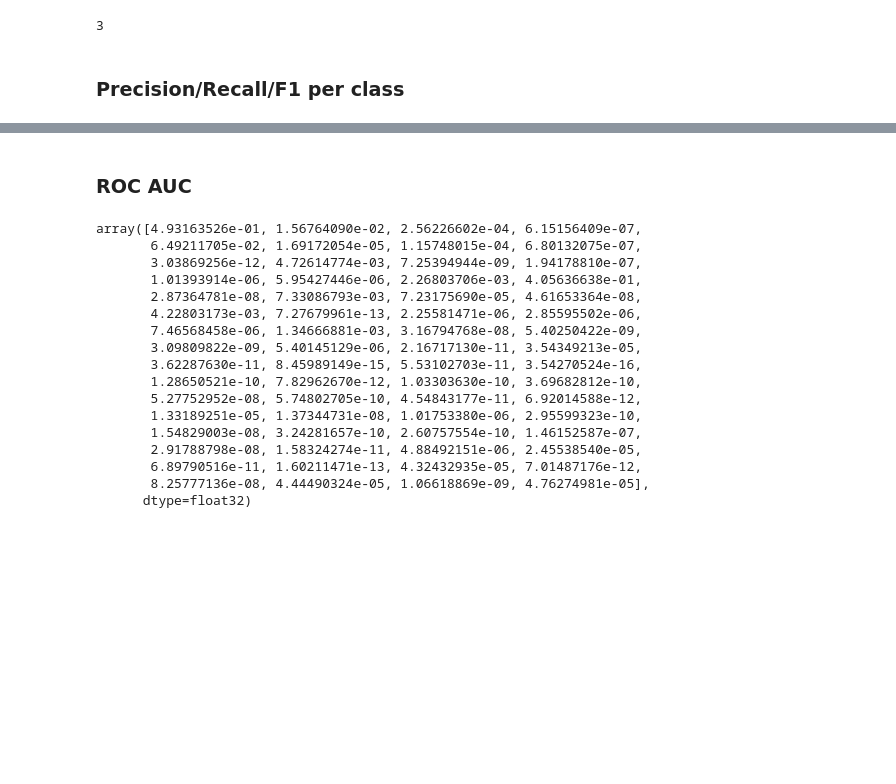
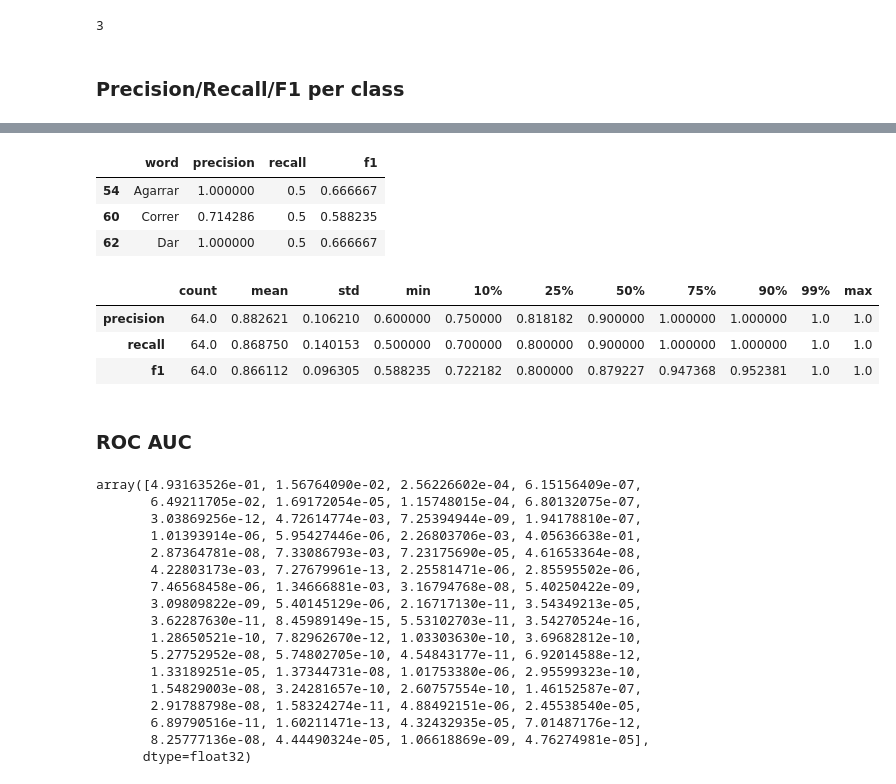
Before and after one commit to facupalavecino/ecd-trabajo-final, a Jupyter notebook: notebooks/compare-models.ipynb, the cells around one changed output, grey strips where cells are left out. Drawn from its saved outputs; the diff is of its cells as text; code cells hidden in the pictures; blank space fills up the shorter version.

```diff
--- a/notebooks/compare-models.ipynb
+++ b/notebooks/compare-models.ipynb
@@ -372,3 +371,23 @@ metrics_df.sort_values("precision", ascending=True).head()
+# %%
+metrics_df.loc[metrics_df["word"].isin(["Correr", "Dar", "Agarrar"]), :]
+# %% [output]
+|  | word | precision | recall | f1 |
+| 54 | Agarrar | 1.000000 | 0.5 | 0.666667 |
+| 60 | Correr | 0.714286 | 0.5 | 0.588235 |
+| 62 | Dar | 1.000000 | 0.5 | 0.666667 |
+# %%
+pd.DataFrame(
+    [
+        metrics_df.precision.describe(percentiles=[.1, .25, .5, .75, .9, .99]),
+        metrics_df.recall.describe(percentiles=[.1, .25, .5, .75, .9, .99]),
+        metrics_df.f1.describe(percentiles=[.1, .25, .5, .75, .9, .99]),
+    ]
+)
+# %% [output]
+|  | count | mean | std | min | 10% | 25% | 50% | 75% | 90% | 99% | max |
+| precision | 64.0 | 0.882621 | 0.106210 | 0.600000 | 0.750000 | 0.818182 | 0.900000 | 1.000000 | 1.000000 | 1.0 | 1.0 |
+| recall | 64.0 | 0.868750 | 0.140153 | 0.500000 | 0.700000 | 0.800000 | 0.900000 | 1.000000 | 1.000000 | 1.0 | 1.0 |
+| f1 | 64.0 | 0.866112 | 0.096305 | 0.588235 | 0.722182 | 0.800000 | 0.879227 | 0.947368 | 0.952381 | 1.0 | 1.0 |
 # %% [markdown]
 ### ROC AUC
 # %%
```
Also changed, not shown: parts of 2 cells of this notebook, 2 other files.
